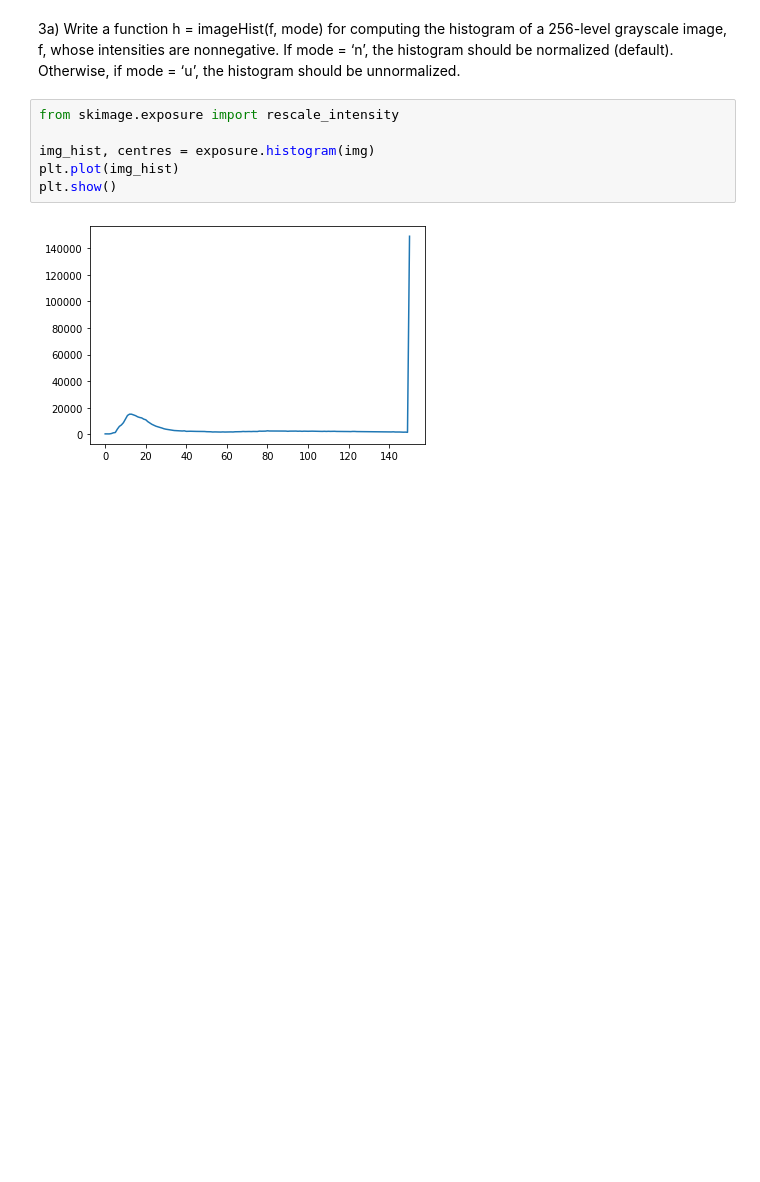
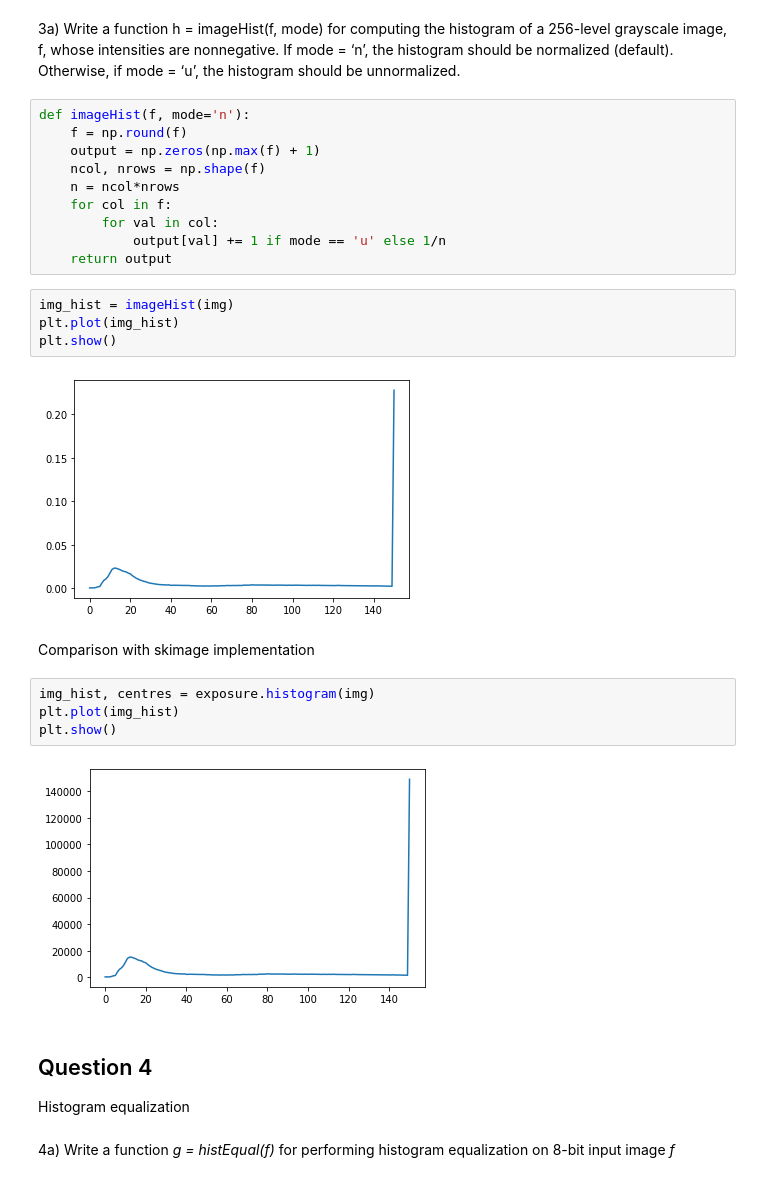
Before and after one commit to phxtho/digital-image-processing, a Jupyter notebook: Lab2/lab2.ipynb, the cells around one changed output. Cells and saved outputs as stored; diff of their text form; blank space fills up the shorter version.

```diff
--- a/Lab2/lab2.ipynb
+++ b/Lab2/lab2.ipynb
@@ -81,11 +85,32 @@ Image histograms
 3a) Write a function h = imageHist(f, mode) for computing the histogram of a 256-level grayscale image, f,
 whose intensities are nonnegative. If mode = ‘n’, the histogram should be normalized (default). Otherwise,
 if mode = ‘u’, the histogram should be unnormalized.
+# %%
+def imageHist(f, mode='n'):
+    f = np.round(f)
+    output = np.zeros(np.max(f) + 1)
+    ncol, nrows = np.shape(f)
+    n = ncol*nrows
+    for col in f:
+        for val in col:
+            output[val] += 1 if mode == 'u' else 1/n
+    return output
+# %%
+img_hist = imageHist(img)
+plt.plot(img_hist)
+plt.show()
+# %% [output]
+[figure, added]
+# %% [markdown]
+Comparison with skimage implementation
 # %%
-from skimage.exposure import rescale_intensity
-
 img_hist, centres = exposure.histogram(img)
 plt.plot(img_hist)
 plt.show()
 # %% [output]
 [figure]
+# %% [markdown]
+## Question 4
+Histogram equalization
+# %% [markdown]
+4a) Write a function *g = histEqual(f)* for performing histogram equalization on 8-bit input image *f*
```
Also changed, not shown: parts of 16 cells of this notebook, 3 other files.
